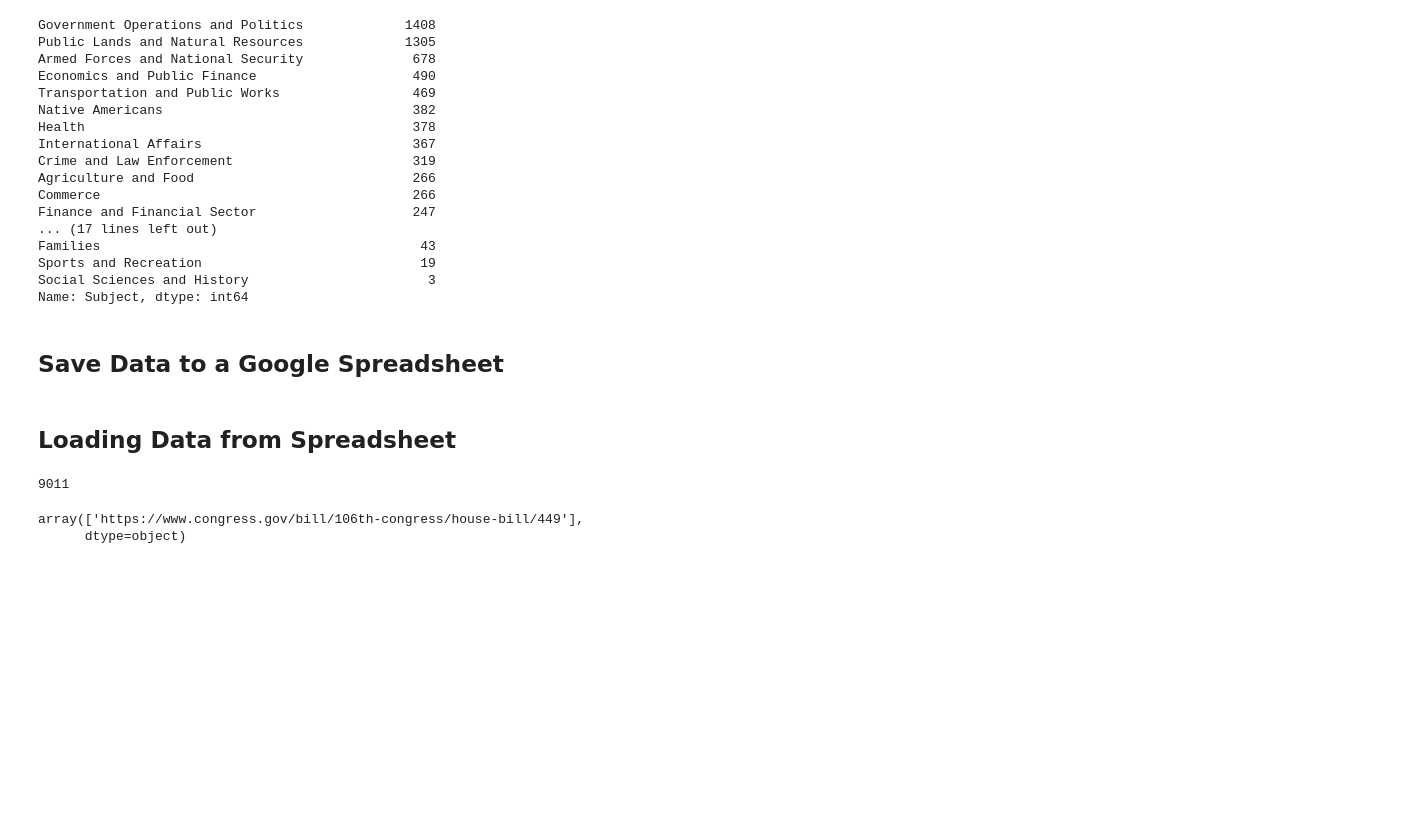
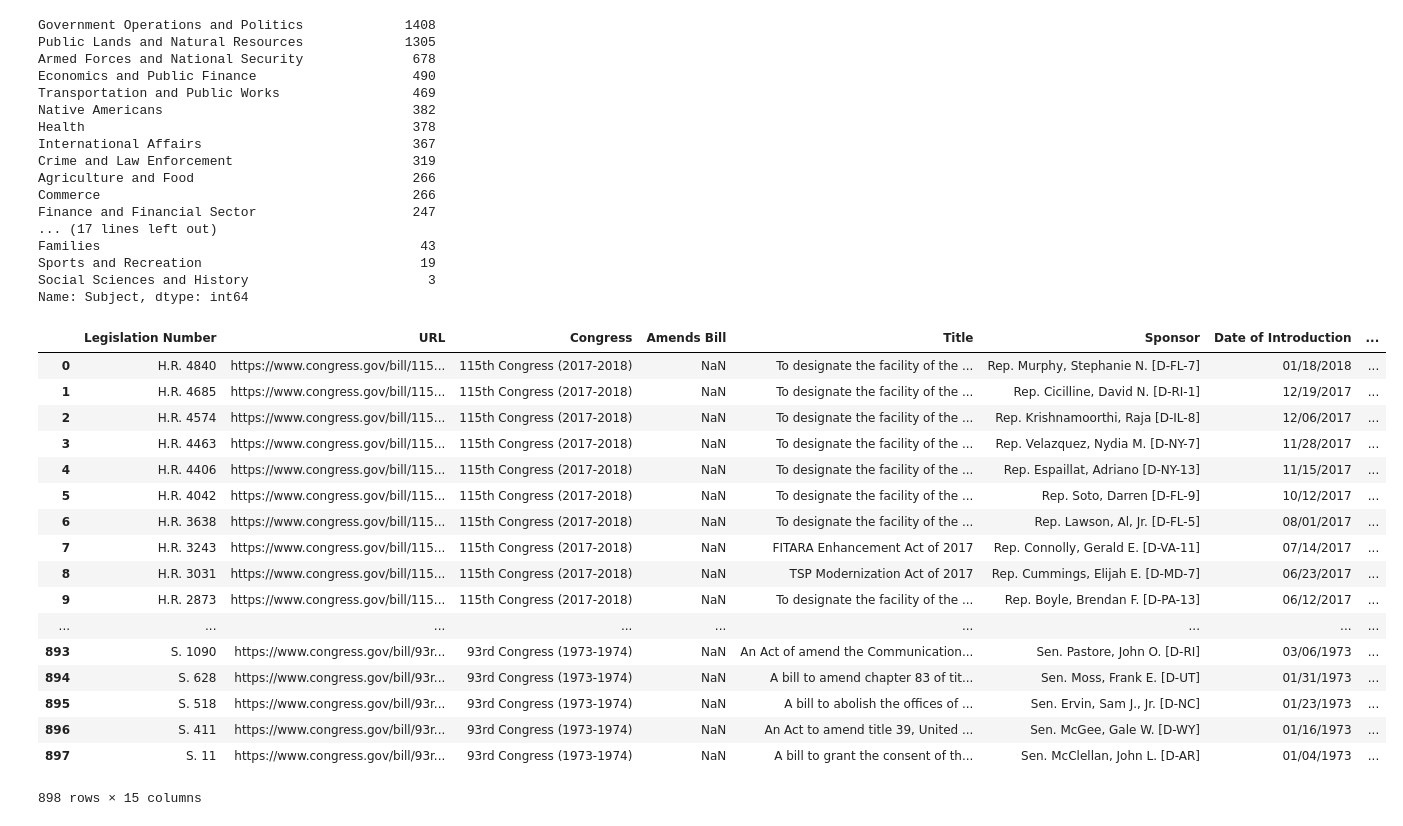
Before and after one commit to massivetexts/MOODs, a Jupyter notebook: MetaCrawl_MOODs.ipynb, the cells around one changed output. Drawn from its saved outputs; the diff is of its cells as text; code cells hidden in the pictures; blank space fills up the shorter version.

```diff
--- a/MetaCrawl_MOODs.ipynb
+++ b/MetaCrawl_MOODs.ipynb
@@ -128,5 +130,3 @@ Families                                         43
 Sports and Recreation                            19
 Social Sciences and History                       3
 Name: Subject, dtype: int64
-# %% [markdown]
-## Save Data to a Google Spreadsheet
@@ -154,13 +132,0 @@ gc.import_csv(sh.id, alldf.to_csv(None))
-# %% [markdown]
-## Loading Data from Spreadsheet
-# %%
-records = sh.sheet1.get_all_records()
-testdf = pd.DataFrame.from_records(records)
-len(testdf)
-# %% [output]
-9011
-# %%
-testdf.sample()['URL'].values
-# %% [output]
-array(['https://www.congress.gov/bill/106th-congress/house-bill/449'],
-      dtype=object)
@@ -166,0 +135,21 @@ array(['https://www.congress.gov/bill/106th-congress/house-bill/449'],
+# %%
+df
+# %% [output]
+|  | Legislation Number | URL | Congress | Amends Bill | Title | Sponsor | Date of Introduction | ... |
+| 0 | H.R. 4840 | https://www.congress.gov/bill/115... | 115th Congress (2017-2018) | NaN | To designate the facility of the ... | Rep. Murphy, Stephanie N. [D-FL-7] | 01/18/2018 | ... |
+| 1 | H.R. 4685 | https://www.congress.gov/bill/115... | 115th Congress (2017-2018) | NaN | To designate the facility of the ... | Rep. Cicilline, David N. [D-RI-1] | 12/19/2017 | ... |
+| 2 | H.R. 4574 | https://www.congress.gov/bill/115... | 115th Congress (2017-2018) | NaN | To designate the facility of the ... | Rep. Krishnamoorthi, Raja [D-IL-8] | 12/06/2017 | ... |
+| 3 | H.R. 4463 | https://www.congress.gov/bill/115... | 115th Congress (2017-2018) | NaN | To designate the facility of the ... | Rep. Velazquez, Nydia M. [D-NY-7] | 11/28/2017 | ... |
+| 4 | H.R. 4406 | https://www.congress.gov/bill/115... | 115th Congress (2017-2018) | NaN | To designate the facility of the ... | Rep. Espaillat, Adriano [D-NY-13] | 11/15/2017 | ... |
+| 5 | H.R. 4042 | https://www.congress.gov/bill/115... | 115th Congress (2017-2018) | NaN | To designate the facility of the ... | Rep. Soto, Darren [D-FL-9] | 10/12/2017 | ... |
+| 6 | H.R. 3638 | https://www.congress.gov/bill/115... | 115th Congress (2017-2018) | NaN | To designate the facility of the ... | Rep. Lawson, Al, Jr. [D-FL-5] | 08/01/2017 | ... |
+| 7 | H.R. 3243 | https://www.congress.gov/bill/115... | 115th Congress (2017-2018) | NaN | FITARA Enhancement Act of 2017 | Rep. Connolly, Gerald E. [D-VA-11] | 07/14/2017 | ... |
+| 8 | H.R. 3031 | https://www.congress.gov/bill/115... | 115th Congress (2017-2018) | NaN | TSP Modernization Act of 2017 | Rep. Cummings, Elijah E. [D-MD-7] | 06/23/2017 | ... |
+| 9 | H.R. 2873 | https://www.congress.gov/bill/115... | 115th Congress (2017-2018) | NaN | To designate the facility of the ... | Rep. Boyle, Brendan F. [D-PA-13] | 06/12/2017 | ... |
+| ... | ... | ... | ... | ... | ... | ... | ... | ... |
+| 893 | S. 1090 | https://www.congress.gov/bill/93r... | 93rd Congress (1973-1974) | NaN | An Act of amend the Communication... | Sen. Pastore, John O. [D-RI] | 03/06/1973 | ... |
+| 894 | S. 628 | https://www.congress.gov/bill/93r... | 93rd Congress (1973-1974) | NaN | A bill to amend chapter 83 of tit... | Sen. Moss, Frank E. [D-UT] | 01/31/1973 | ... |
+| 895 | S. 518 | https://www.congress.gov/bill/93r... | 93rd Congress (1973-1974) | NaN | A bill to abolish the offices of ... | Sen. Ervin, Sam J., Jr. [D-NC] | 01/23/1973 | ... |
+| 896 | S. 411 | https://www.congress.gov/bill/93r... | 93rd Congress (1973-1974) | NaN | An Act to amend title 39, United ... | Sen. McGee, Gale W. [D-WY] | 01/16/1973 | ... |
+| 897 | S. 11 | https://www.congress.gov/bill/93r... | 93rd Congress (1973-1974) | NaN | A bill to grant the consent of th... | Sen. McClellan, John L. [D-AR] | 01/04/1973 | ... |
+898 rows × 15 columns
```
Also changed, not shown: parts of 11 cells of this notebook, 1 other file.
